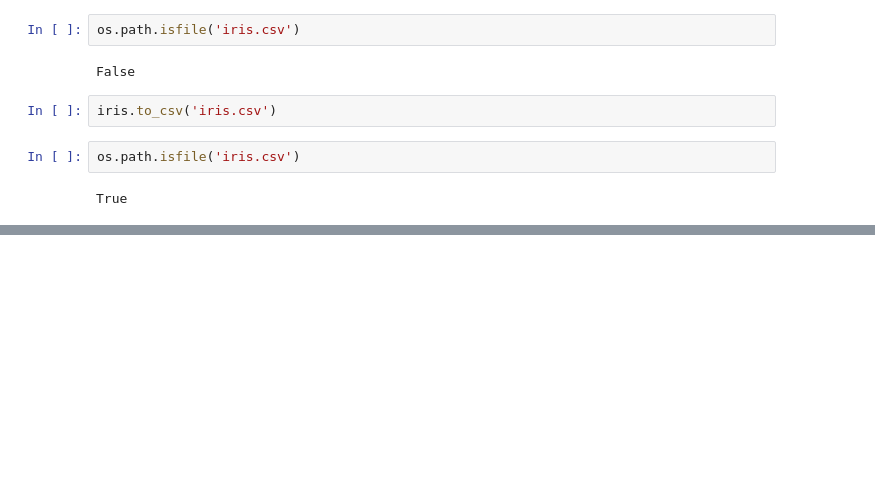
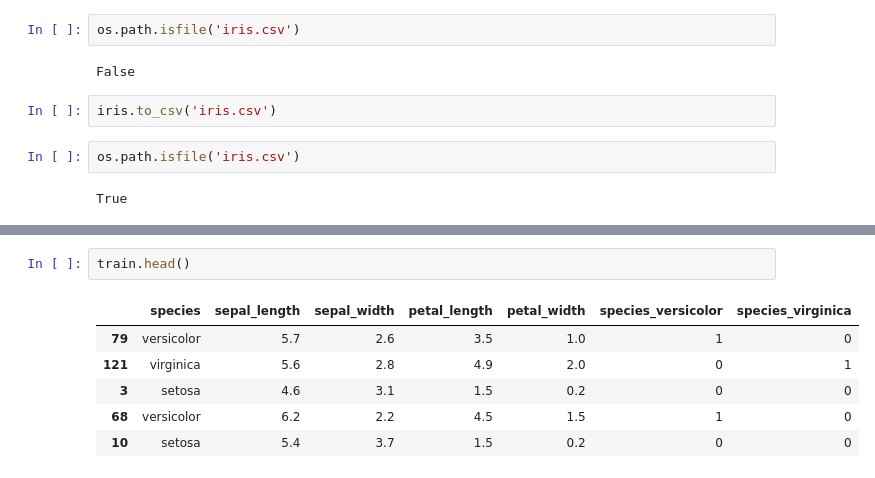
Before and after one commit to o0amandagomez0o/classification-exercises, a Jupyter notebook: classification_exercises.ipynb, the cells around one changed output, grey strips where cells are left out. Cells and saved outputs as stored; diff of their text form; blank space fills up the shorter version.

```diff
--- a/classification_exercises.ipynb
+++ b/classification_exercises.ipynb
@@ -456,0 +648,9 @@ True
+# %%
+train.head()
+# %% [output]
+|  | species | sepal_length | sepal_width | petal_length | petal_width | species_versicolor | species_virginica |
+| 79 | versicolor | 5.7 | 2.6 | 3.5 | 1.0 | 1 | 0 |
+| 121 | virginica | 5.6 | 2.8 | 4.9 | 2.0 | 0 | 1 |
+| 3 | setosa | 4.6 | 3.1 | 1.5 | 0.2 | 0 | 0 |
+| 68 | versicolor | 6.2 | 2.2 | 4.5 | 1.5 | 1 | 0 |
+| 10 | setosa | 5.4 | 3.7 | 1.5 | 0.2 | 0 | 0 |
```
Also changed, not shown: parts of 34 cells of this notebook, 16 other files.
